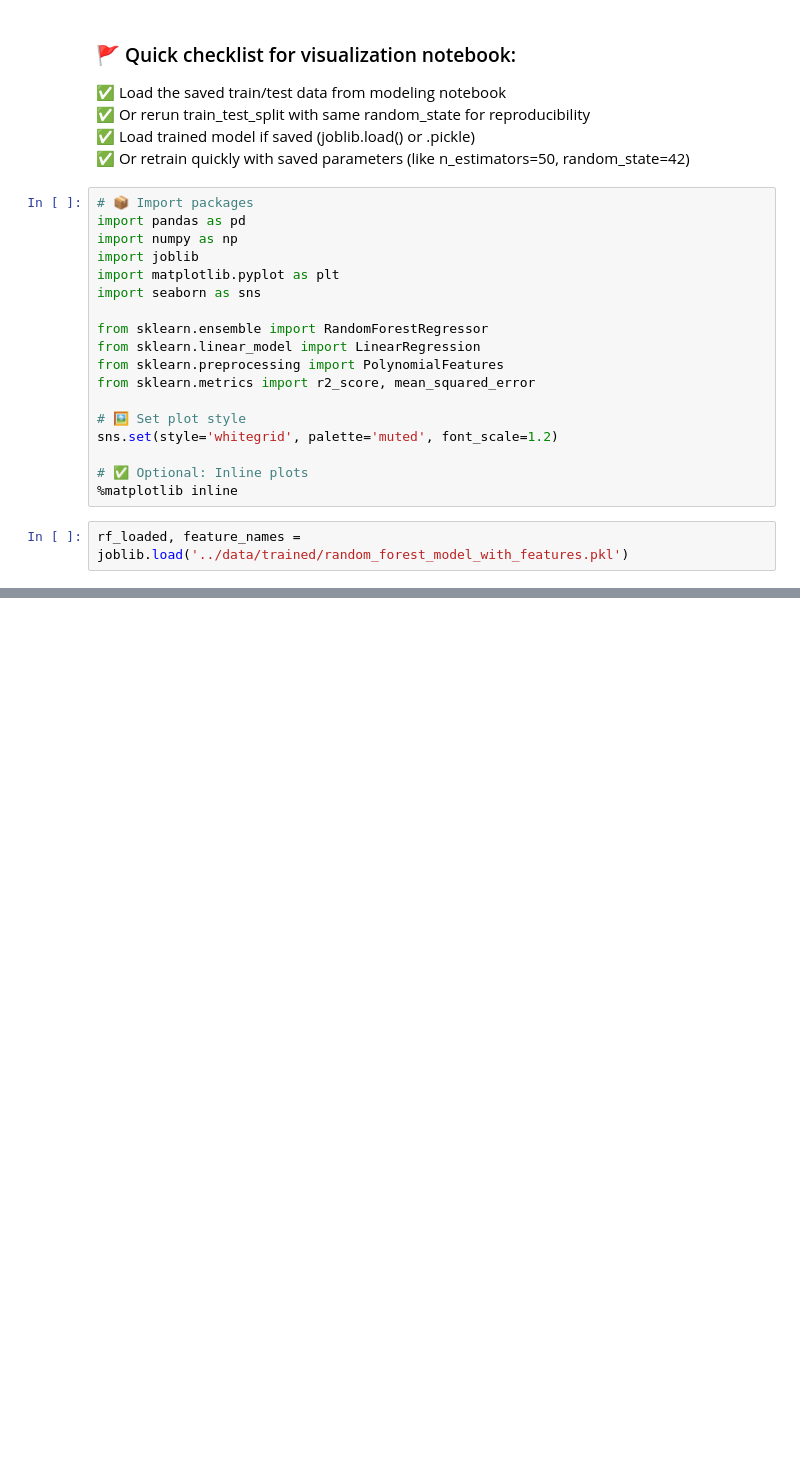
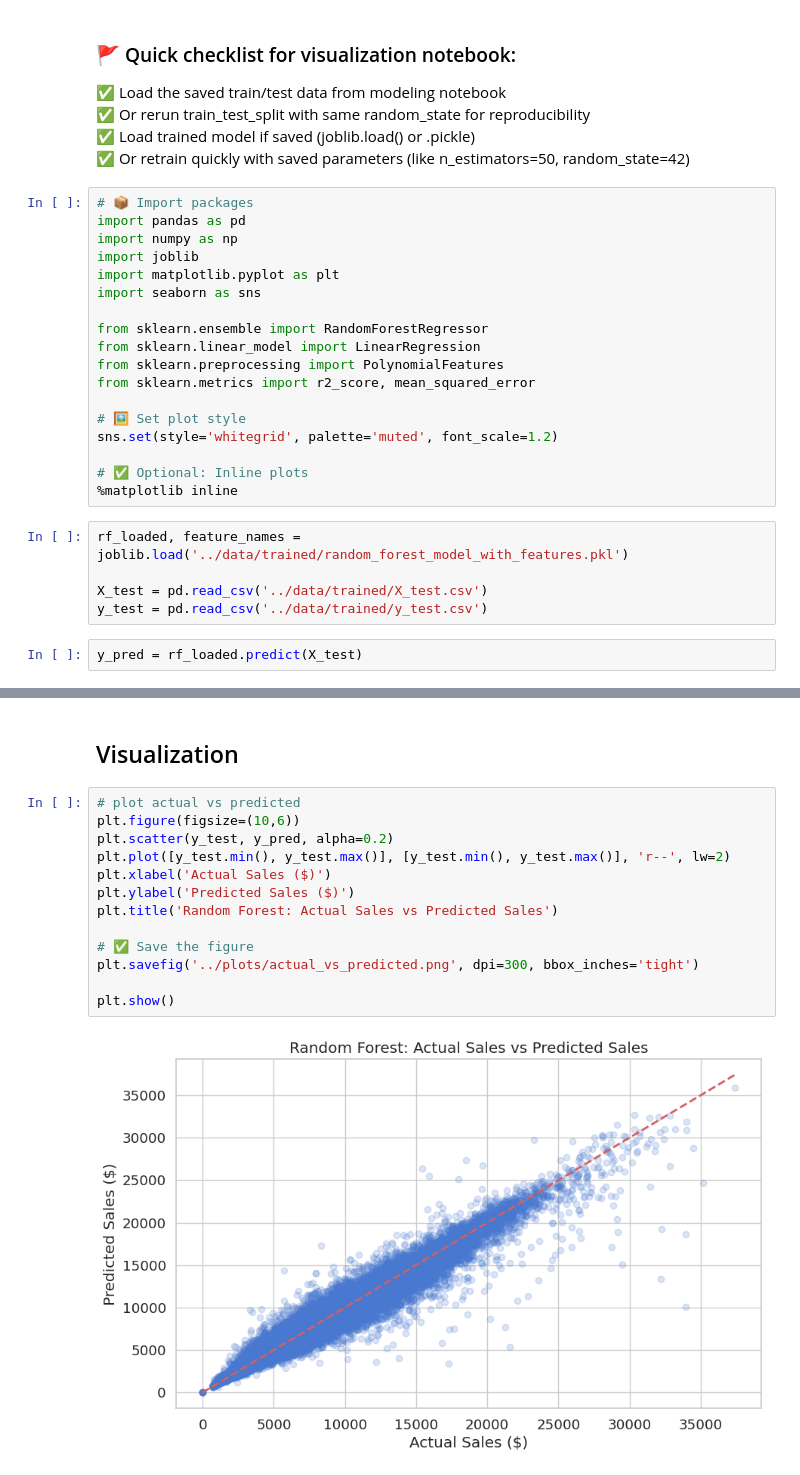
Before and after one commit to Pencils-and-Python/Price-Elasticity-Calculator, a Jupyter notebook: notebooks/04_visualization.ipynb, the cells around one changed output, grey strips where cells are left out. Cells and saved outputs as stored; diff of their text form; blank space fills up the shorter version.

```diff
--- a/notebooks/04_visualization.ipynb
+++ b/notebooks/04_visualization.ipynb
@@ -24,3 +24,8 @@ sns.set(style='whitegrid', palette='muted', font_scale=1.2)
 %matplotlib inline
 # %%
 rf_loaded, feature_names = joblib.load('../data/trained/random_forest_model_with_features.pkl')
+
+X_test = pd.read_csv('../data/trained/X_test.csv')
+y_test = pd.read_csv('../data/trained/y_test.csv')
+# %%
+y_pred = rf_loaded.predict(X_test)
@@ -26,0 +74,17 @@ rf_loaded, feature_names = joblib.load('../data/trained/random_forest_model_with
+# %% [markdown]
+## Visualization
+# %%
+# plot actual vs predicted
+plt.figure(figsize=(10,6))
+plt.scatter(y_test, y_pred, alpha=0.2)
+plt.plot([y_test.min(), y_test.max()], [y_test.min(), y_test.max()], 'r--', lw=2)
+plt.xlabel('Actual Sales ($)')
+plt.ylabel('Predicted Sales ($)')
+plt.title('Random Forest: Actual Sales vs Predicted Sales')
+
+# ✅ Save the figure
+plt.savefig('../plots/actual_vs_predicted.png', dpi=300, bbox_inches='tight')
+
+plt.show()
+# %% [output]
+[figure, added]
```
Also changed, not shown: parts of 6 cells of this notebook, 4 other files.
